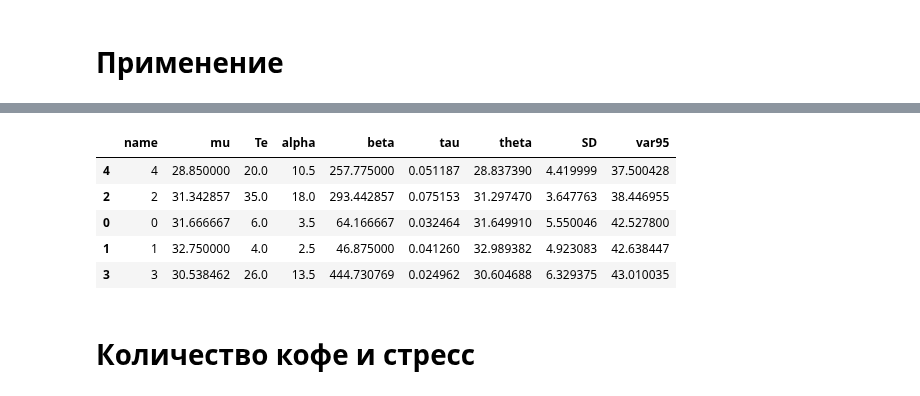
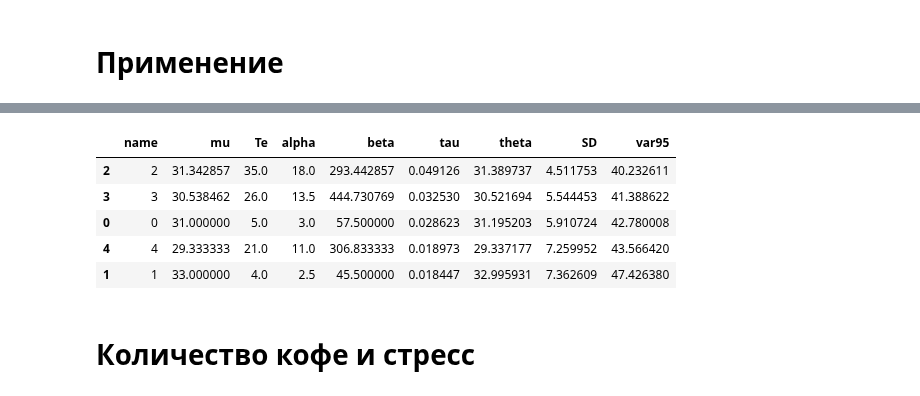
Before and after one commit to ksetdekov/trip_choice_optimizer, a Jupyter notebook: coffee-amount-optimization.ipynb, the cells around one changed output, grey strips where cells are left out. Cells and saved outputs as stored; diff of their text form; code cells hidden in the pictures.

```diff
--- a/coffee-amount-optimization.ipynb
+++ b/coffee-amount-optimization.ipynb
@@ -250,7 +250,9 @@ events = {
     datetime(2025, 3, 3): (2, 33),
     datetime(2025, 3, 4): (0, 30),
     datetime(2025, 3, 5): (3, 25),
-    datetime(2025, 3, 6): (1, 30)
+    datetime(2025, 3, 6): (1, 30),
+    datetime(2025, 3, 7): (1, 32),
+    datetime(2025, 3, 8): (4, 39)
 
 }
 
@@ -264,9 +266,9 @@ cups.process_events(events, days=91)
 |  | name | mu | Te | alpha | beta | tau | theta | SD | var95 |
-| 4 | 4 | 28.850000 | 20.0 | 10.5 | 257.775000 | 0.051187 | 28.837390 | 4.419999 | 37.500428 |
-| 2 | 2 | 31.342857 | 35.0 | 18.0 | 293.442857 | 0.075153 | 31.297470 | 3.647763 | 38.446955 |
-| 0 | 0 | 31.666667 | 6.0 | 3.5 | 64.166667 | 0.032464 | 31.649910 | 5.550046 | 42.527800 |
-| 1 | 1 | 32.750000 | 4.0 | 2.5 | 46.875000 | 0.041260 | 32.989382 | 4.923083 | 42.638447 |
-| 3 | 3 | 30.538462 | 26.0 | 13.5 | 444.730769 | 0.024962 | 30.604688 | 6.329375 | 43.010035 |
+| 2 | 2 | 31.342857 | 35.0 | 18.0 | 293.442857 | 0.049126 | 31.389737 | 4.511753 | 40.232611 |
+| 3 | 3 | 30.538462 | 26.0 | 13.5 | 444.730769 | 0.032530 | 30.521694 | 5.544453 | 41.388622 |
+| 0 | 0 | 31.000000 | 5.0 | 3.0 | 57.500000 | 0.028623 | 31.195203 | 5.910724 | 42.780008 |
+| 4 | 4 | 29.333333 | 21.0 | 11.0 | 306.833333 | 0.018973 | 29.337177 | 7.259952 | 43.566420 |
+| 1 | 1 | 33.000000 | 4.0 | 2.5 | 45.500000 | 0.018447 | 32.995931 | 7.362609 | 47.426380 |
 # %% [markdown]
 # Количество кофе и стресс
 # %%
```
Also changed, not shown: parts of 6 cells of this notebook.
